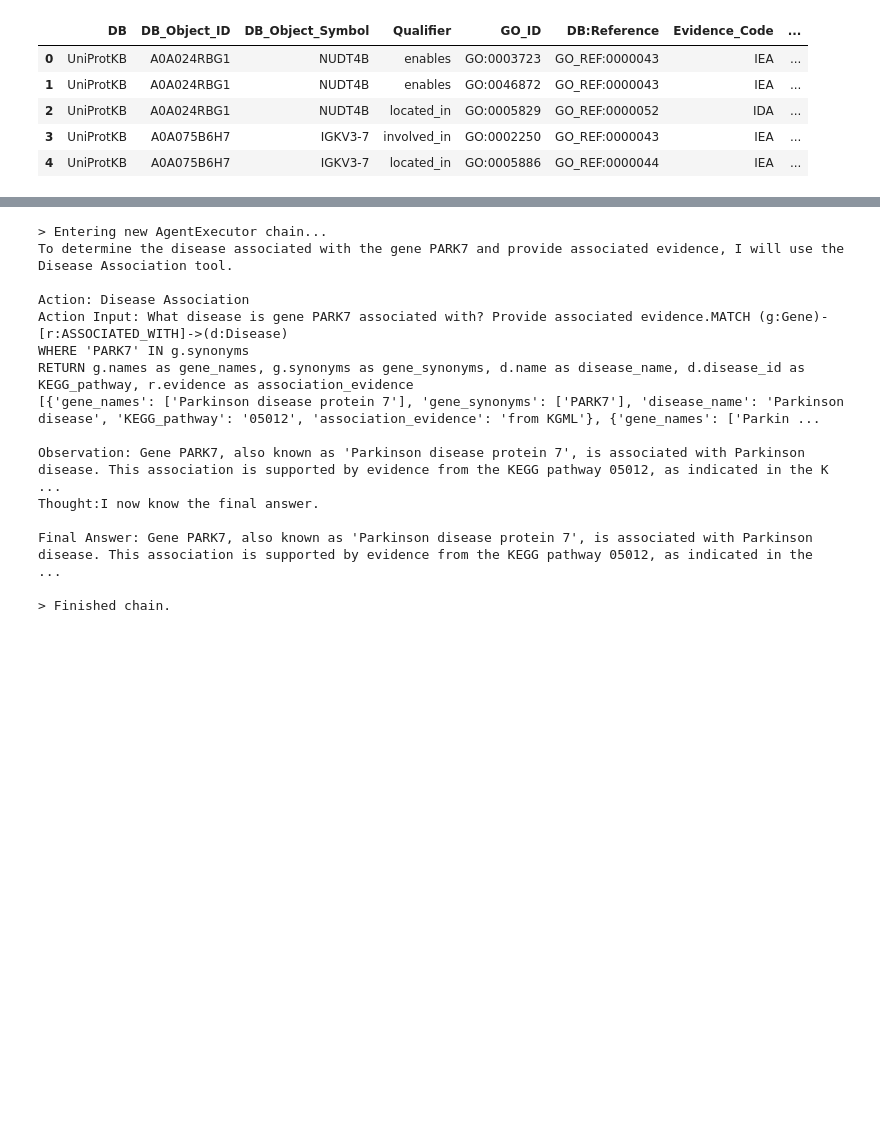
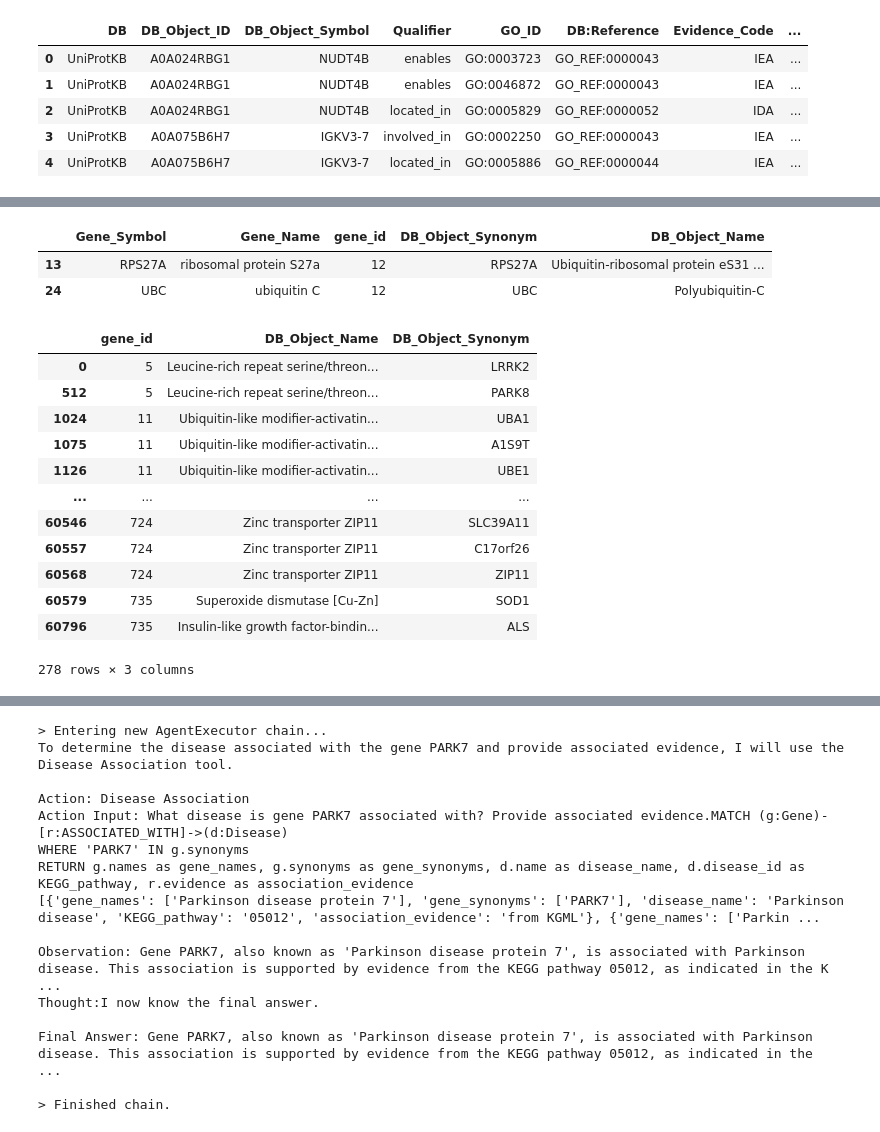
Before and after one commit to evangelosroutis/hypothesis-generation, a Jupyter notebook: demo.ipynb, the cells around one changed output, grey strips where cells are left out. Cells and saved outputs as stored; diff of their text form; code cells hidden in the pictures; blank space fills up the shorter version.

```diff
--- a/demo.ipynb
+++ b/demo.ipynb
@@ -67,0 +18,21 @@ def parse_kgml(file_path):
+# %%
+load_dotenv()
+
+with open('config.yaml', 'r') as file:
+    config = yaml.safe_load(file)
+
+#paths
+config_path='config.yaml'
+gaf_path=config['gaf_path']
+kgml_directory = config['kgml']['directory']
+kgml_files = config['kgml']['files']
+kgml_file_paths = [os.path.join(kgml_directory, file) for file in kgml_files]
+aspect_dict=config['aspect_dict']
+#let's choose Parkinson's disease for some exploratory analysis
+test_kgml_path=kgml_file_paths[2]
+
+#credentials for Neo4j and OpenAI
+uri = os.getenv("NEO4J_URI")
+user = os.getenv("NEO4J_USER")
+password = os.getenv("NEO4J_PASSWORD")
+api_key = os.getenv("OPENAI_API_KEY")
@@ -68,5 +41,5 @@ def parse_kgml(file_path):
 # %%
-pathway_data=parse_kgml(kgml_path)
+pathway_data=parse_kgml(test_kgml_path)
 pathway_data
 # %% [output]
 {'pathway_id': '05012',
@@ -140,0 +102,4 @@ gaf_df['Taxon'] = gaf_df['Taxon'].apply(lambda x: x.split('|') if pd.notna(x) el
+# %%
+#let's look at the gaf file
+gaf_df=parse_gaf(gaf_path)
+gaf_df.head()
@@ -1391,0 +142,4 @@ agent= initialize_agent(
+# %%
+#merge kegg and gaf on common synonyms
+merged_df=pd.merge(kegg_exploded,gaf_exploded,left_on='gene_symbols', right_on='DB_Object_Synonym', how='inner')[['gene_id','Qualifier','GO_ID','Aspect','DB_Object_Name','DB_Object_Synonym','DB_Object_Type']].drop_duplicates()
+merged_df
@@ -1391,0 +199,26 @@ agent= initialize_agent(
+# %%
+#however, the names from the KEGG website, just like the symbols, seem to be non-unique. Here is an example of gene with multiple names and symbols both as they were given by KEGG and GO
+kegg_website_df=pd.DataFrame(list(kegg_names.items()), columns=['Gene_Symbol', 'Gene_Name'])
+kegg_gaf_names_df=pd.merge(kegg_website_df,names_synonyms_df,left_on='Gene_Symbol',right_on='DB_Object_Synonym').drop_duplicates()
+kegg_gaf_names_df[kegg_gaf_names_df['gene_id']=='12']
+# %% [output]
+|  | Gene_Symbol | Gene_Name | gene_id | DB_Object_Synonym | DB_Object_Name |
+| 13 | RPS27A | ribosomal protein S27a | 12 | RPS27A | Ubiquitin-ribosomal protein eS31 ... |
+| 24 | UBC | ubiquitin C | 12 | UBC | Polyubiquitin-C |
+# %%
+#example from GO - same genes (gene_ids) corresponding to different names and synonyms
+merged_df[['gene_id','DB_Object_Name','DB_Object_Synonym']].drop_duplicates()
+# %% [output]
+|  | gene_id | DB_Object_Name | DB_Object_Synonym |
+| 0 | 5 | Leucine-rich repeat serine/threon... | LRRK2 |
+| 512 | 5 | Leucine-rich repeat serine/threon... | PARK8 |
+| 1024 | 11 | Ubiquitin-like modifier-activatin... | UBA1 |
+| 1075 | 11 | Ubiquitin-like modifier-activatin... | A1S9T |
+| 1126 | 11 | Ubiquitin-like modifier-activatin... | UBE1 |
+| ... | ... | ... | ... |
+| 60546 | 724 | Zinc transporter ZIP11 | SLC39A11 |
+| 60557 | 724 | Zinc transporter ZIP11 | C17orf26 |
+| 60568 | 724 | Zinc transporter ZIP11 | ZIP11 |
+| 60579 | 735 | Superoxide dismutase [Cu-Zn] | SOD1 |
+| 60796 | 735 | Insulin-like growth factor-bindin... | ALS |
+278 rows × 3 columns
```
Also changed, not shown: parts of 99 cells of this notebook.
